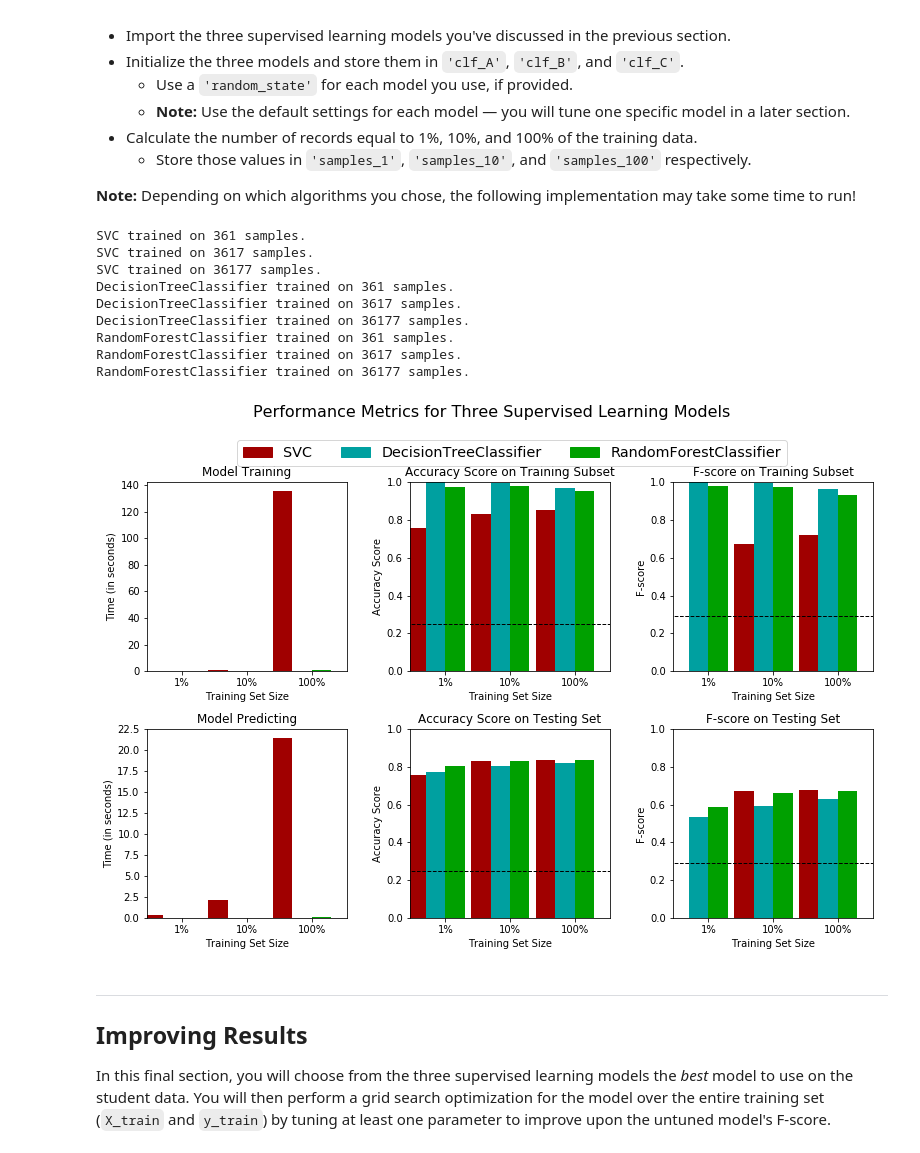
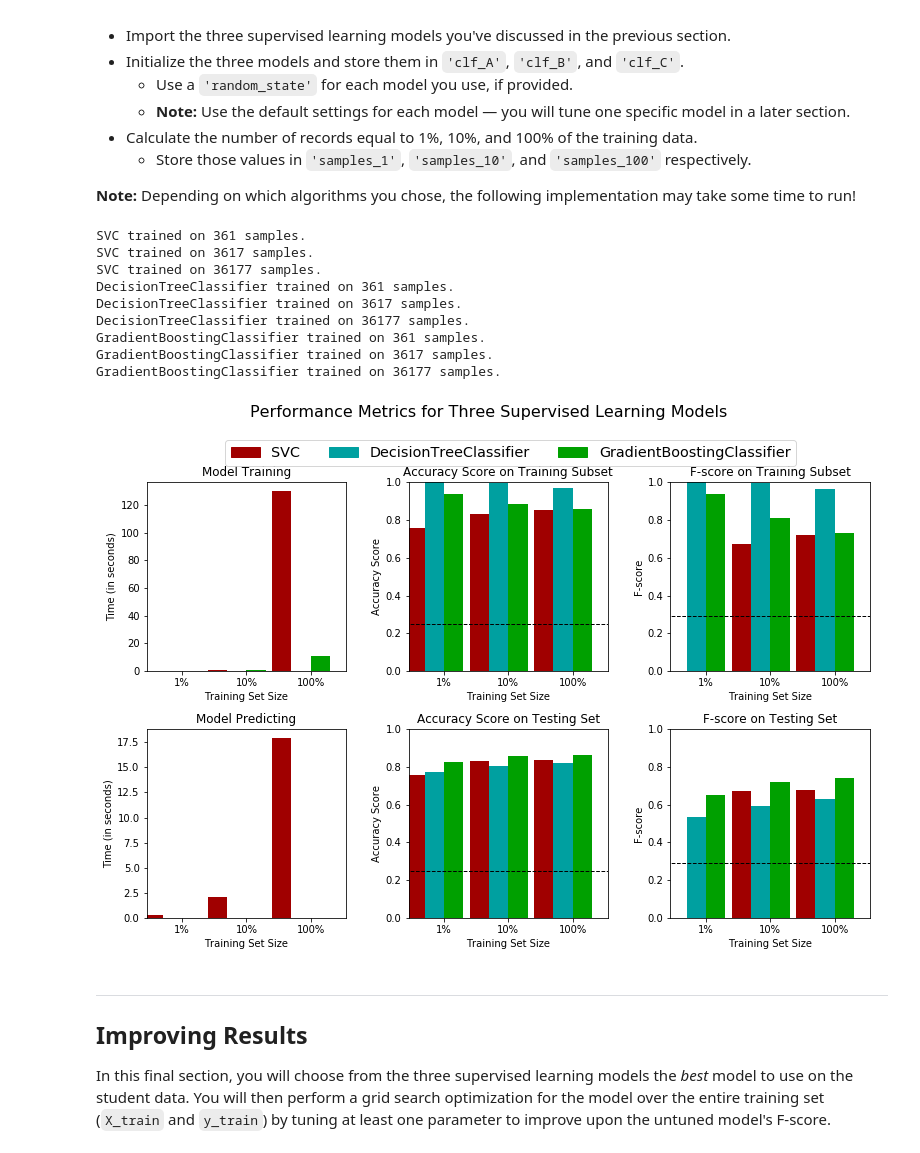
Before and after one commit to agoila/udacity-mlnd-P2, a Jupyter notebook: finding_donors.ipynb, the cells around one changed output. Saved outputs shown, nothing was run; the diff lists cells and outputs as text; code cells hidden in the pictures.

```diff
--- a/finding_donors.ipynb
+++ b/finding_donors.ipynb
@@ -359,43 +359,43 @@ In the code cell, you will need to implement the following:
 # TODO: Import the three supervised learning models from sklearn
 from sklearn.svm import SVC
 from sklearn.tree import DecisionTreeClassifier
-from sklearn.ensemble import RandomForestClassifier
+from sklearn.ensemble import GradientBoostingClassifier
 
 # TODO: Initialize the three models
 clf_A = SVC(random_state=0)
 clf_B = DecisionTreeClassifier(random_state=0)
-clf_C = RandomForestClassifier(random_state=0)
+clf_C = GradientBoostingClassifier(random_state=0)
 
 # TODO: Calculate the number of samples for 1%, 10%, and 100% of the training data
 # HINT: samples_100 is the entire training set i.e. len(y_train)
 # HINT: samples_10 is 10% of samples_100 (ensure to set the count of the values to be `int` and not `float`)
 # HINT: samples_1 is 1% of samples_100 (ensure to set the count of the values to be `int` and not `float`)
 samples_100 = len(y_train)
 samples_10 = int(0.1*len(y_train))
 samples_1 = int(0.01*len(y_train))
 
 # Collect results on the learners
 results = {}
 for clf in [clf_A, clf_B, clf_C]:
     clf_name = clf.__class__.__name__
     results[clf_name] = {}
     for i, samples in enumerate([samples_1, samples_10, samples_100]):
         results[clf_name][i] = \
         train_predict(clf, samples, X_train, y_train, X_test, y_test)
 
 # Run metrics visualization for the three supervised learning models chosen
 vs.evaluate(results, accuracy, fscore)
 # %% [output]
 SVC trained on 361 samples.
 SVC trained on 3617 samples.
 SVC trained on 36177 samples.
 DecisionTreeClassifier trained on 361 samples.
 DecisionTreeClassifier trained on 3617 samples.
 DecisionTreeClassifier trained on 36177 samples.
-RandomForestClassifier trained on 361 samples.
-RandomForestClassifier trained on 3617 samples.
-RandomForestClassifier trained on 36177 samples.
+GradientBoostingClassifier trained on 361 samples.
+GradientBoostingClassifier trained on 3617 samples.
+GradientBoostingClassifier trained on 36177 samples.
-[figure, old version]
+[figure, new version]
 # %% [markdown]
 ----
 ## Improving Results
```
